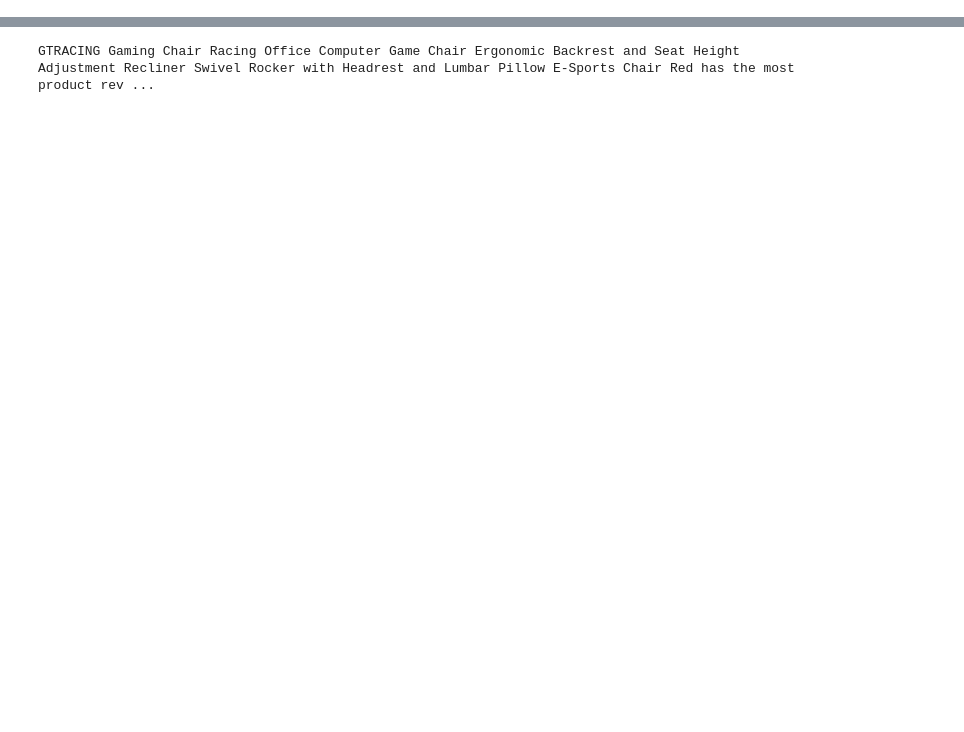
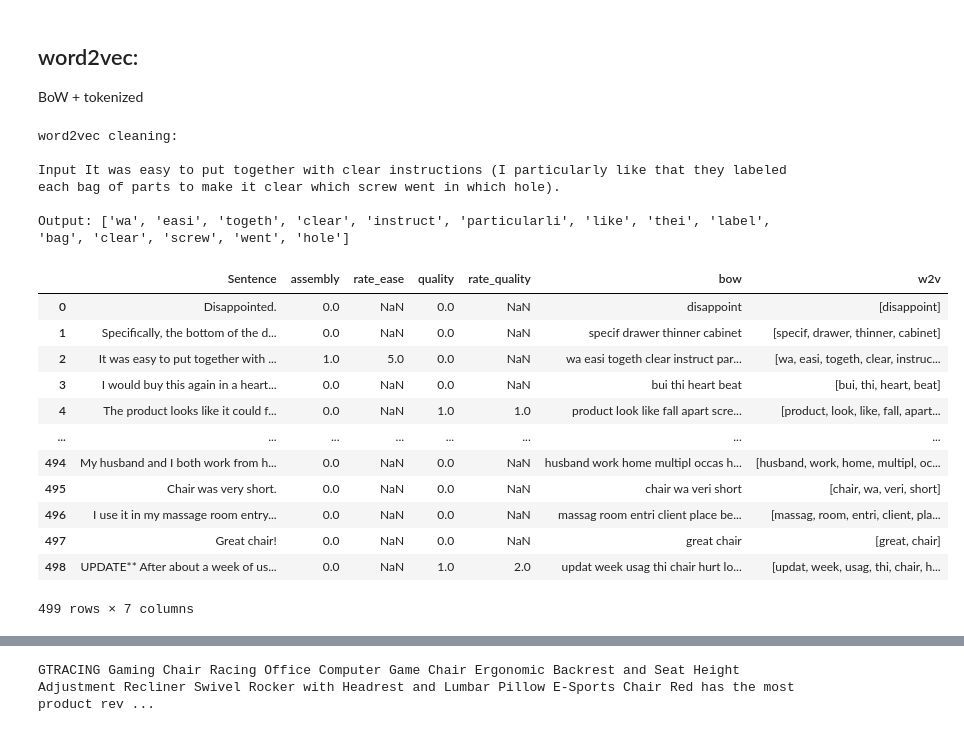
Before and after one commit to kolbt/bot_the_builder, a Jupyter notebook: notebooks/compare_embeddings.ipynb, the cells around one changed output, grey strips where cells are left out. Cells and saved outputs as stored; diff of their text form; code cells hidden in the pictures; blank space fills up the shorter version.

```diff
--- a/notebooks/no_dependents.ipynb
+++ b/notebooks/compare_embeddings.ipynb
@@ -39,0 +51,10 @@ product_set = ( 'office+chair',
+# %%
+# The directory for my data
+data_directory = "../data/"
+# %%
+# Let's import our labeled sentence dataset
+labeled_xls = data_directory + "sentence_rating.xlsx"
+labeled_sentences = pd.read_excel(labeled_xls, sheet_name='Sheet1')
+labeled_sentences.dropna(subset = ["assembly"], inplace=True)
+
+display(labeled_sentences)
@@ -39,0 +131,48 @@ product_set = ( 'office+chair',
+# %% [markdown]
+## word2vec:
+BoW + tokenized
+# %%
+# I'm going to use gensim for this
+sample = labeled_sentences["Sentence"].iloc[2]
+print("word2vec cleaning:")
+print("")
+print("Input", sample)
+print("")
+
+# What do we want to remove from our sentences?
+w2v_filter = [lambda x: x.lower(),
+              gpp.strip_tags,
+              gpp.split_alphanum,
+              gpp.strip_non_alphanum,
+              gpp.strip_punctuation,
+              gpp.strip_multiple_whitespaces,
+              gpp.strip_short,
+              gpp.stem_text,
+              gpp.remove_stopwords]
+
+out = gpp.preprocess_string(sample, w2v_filter)
+print("Output:", out)
+print("")
+
+# Apply the cleaning functions
+labeled_sentences['w2v'] = labeled_sentences['Sentence'].apply(lambda x: gpp.preprocess_string(x, w2v_filter))
+display(labeled_sentences)
+# %% [output]
+word2vec cleaning:
+
+Input It was easy to put together with clear instructions (I particularly like that they labeled each bag of parts to make it clear which screw went in which hole).
+
+Output: ['wa', 'easi', 'togeth', 'clear', 'instruct', 'particularli', 'like', 'thei', 'label', 'bag', 'clear', 'screw', 'went', 'hole']
+|  | Sentence | assembly | rate_ease | quality | rate_quality | bow | w2v |
+| 0 | Disappointed. | 0.0 | NaN | 0.0 | NaN | disappoint | [disappoint] |
+| 1 | Specifically, the bottom of the d... | 0.0 | NaN | 0.0 | NaN | specif drawer thinner cabinet | [specif, drawer, thinner, cabinet] |
+| 2 | It was easy to put together with ... | 1.0 | 5.0 | 0.0 | NaN | wa easi togeth clear instruct par... | [wa, easi, togeth, clear, instruc... |
+| 3 | I would buy this again in a heart... | 0.0 | NaN | 0.0 | NaN | bui thi heart beat | [bui, thi, heart, beat] |
+| 4 | The product looks like it could f... | 0.0 | NaN | 1.0 | 1.0 | product look like fall apart scre... | [product, look, like, fall, apart... |
+| ... | ... | ... | ... | ... | ... | ... | ... |
+| 494 | My husband and I both work from h... | 0.0 | NaN | 0.0 | NaN | husband work home multipl occas h... | [husband, work, home, multipl, oc... |
+| 495 | Chair was very short. | 0.0 | NaN | 0.0 | NaN | chair wa veri short | [chair, wa, veri, short] |
+| 496 | I use it in my massage room entry... | 0.0 | NaN | 0.0 | NaN | massag room entri client place be... | [massag, room, entri, client, pla... |
+| 497 | Great chair! | 0.0 | NaN | 0.0 | NaN | great chair | [great, chair] |
+| 498 | UPDATE** After about a week of us... | 0.0 | NaN | 1.0 | 2.0 | updat week usag thi chair hurt lo... | [updat, week, usag, thi, chair, h... |
+499 rows × 7 columns
```
Also changed, not shown: parts of 14 cells of this notebook, 4 other files.
